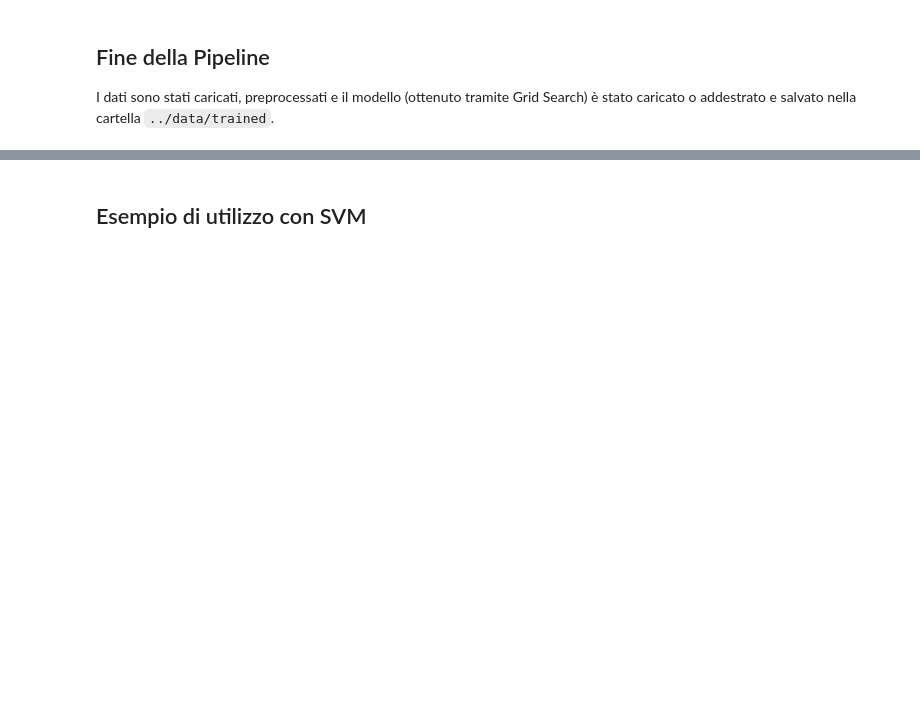
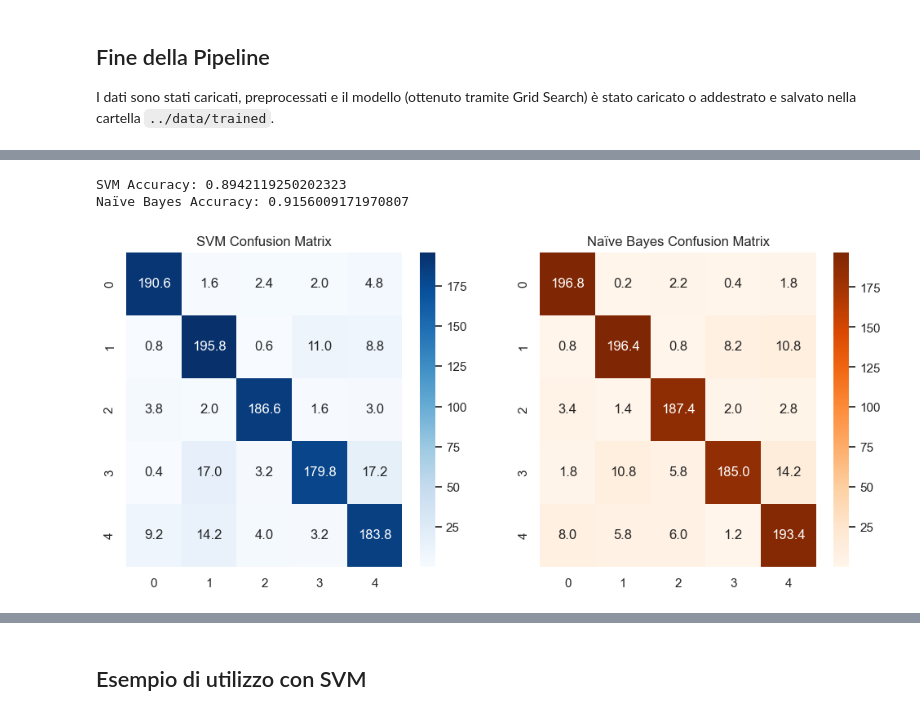
Before and after one commit to mariocosenza/astromark-ai, a Jupyter notebook: notebook/ticket_notebook.ipynb, the cells around one changed output, grey strips where cells are left out. Drawn from its saved outputs; the diff is of its cells as text; code cells hidden in the pictures; blank space fills up the shorter version.

```diff
--- a/notebook/ticket_notebook.ipynb
+++ b/notebook/ticket_notebook.ipynb
@@ -125,0 +223,17 @@ I dati sono stati caricati, preprocessati e il modello (ottenuto tramite Grid Se
+# %%
+fig, axes = plt.subplots(1, 2, figsize=(12, 5))
+
+sns.heatmap(svm_report["test"]["avg_confusion_matrix"], annot=True, fmt=".1f", cmap="Blues", ax=axes[0])
+axes[0].set_title("SVM Confusion Matrix")
+
+sns.heatmap(nb_report["test"]["avg_confusion_matrix"], annot=True, fmt=".1f", cmap="Oranges", ax=axes[1])
+axes[1].set_title("Naïve Bayes Confusion Matrix")
+
+print("SVM Accuracy:", svm_report["test"]["avg_accuracy"])
+print("Naïve Bayes Accuracy:", nb_report["test"]["avg_accuracy"])
+
+plt.show()
+# %% [output]
+SVM Accuracy: 0.8942119250202323
+Naïve Bayes Accuracy: 0.9156009171970807
+[figure, added]
```
Also changed, not shown: parts of 9 cells of this notebook, 2 other files.
